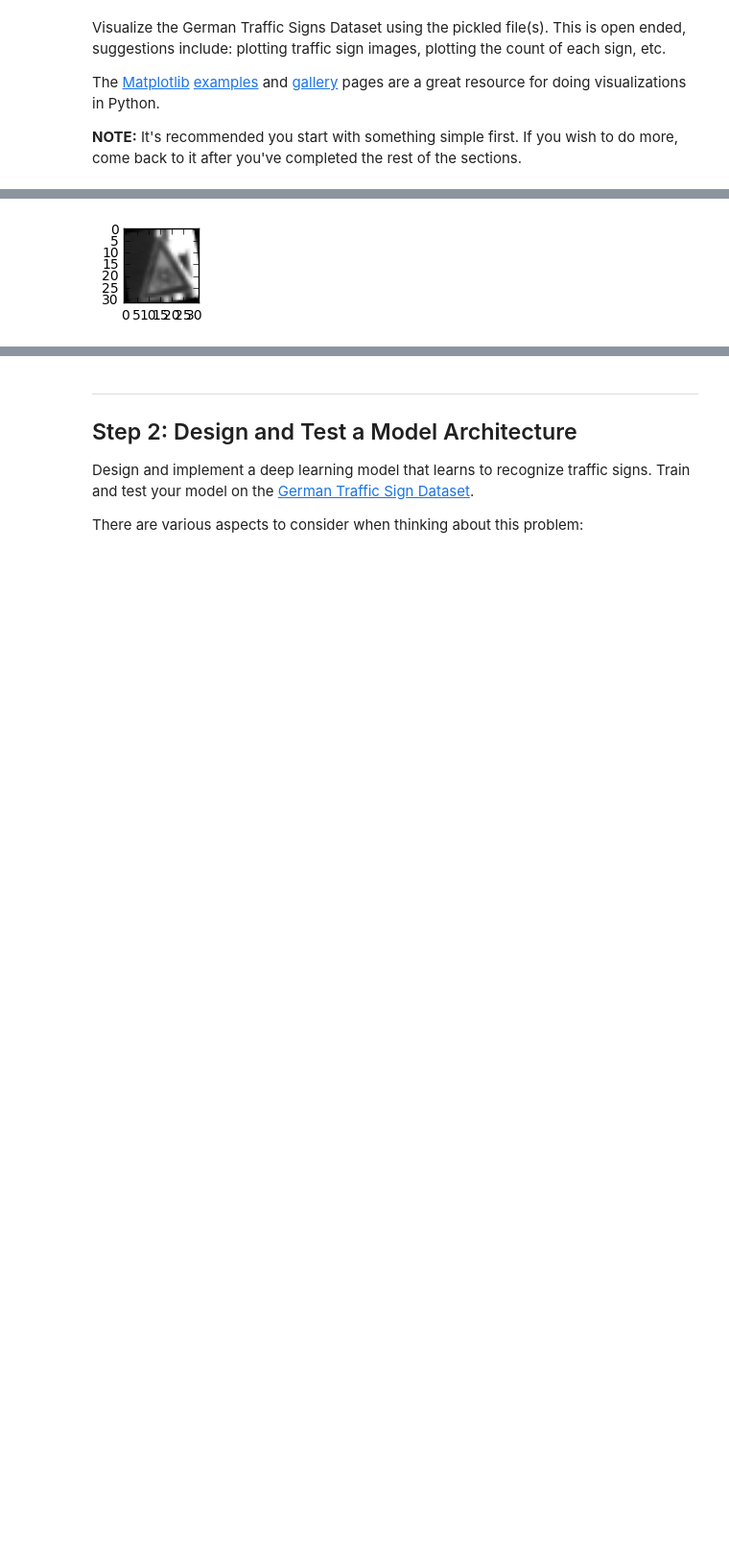
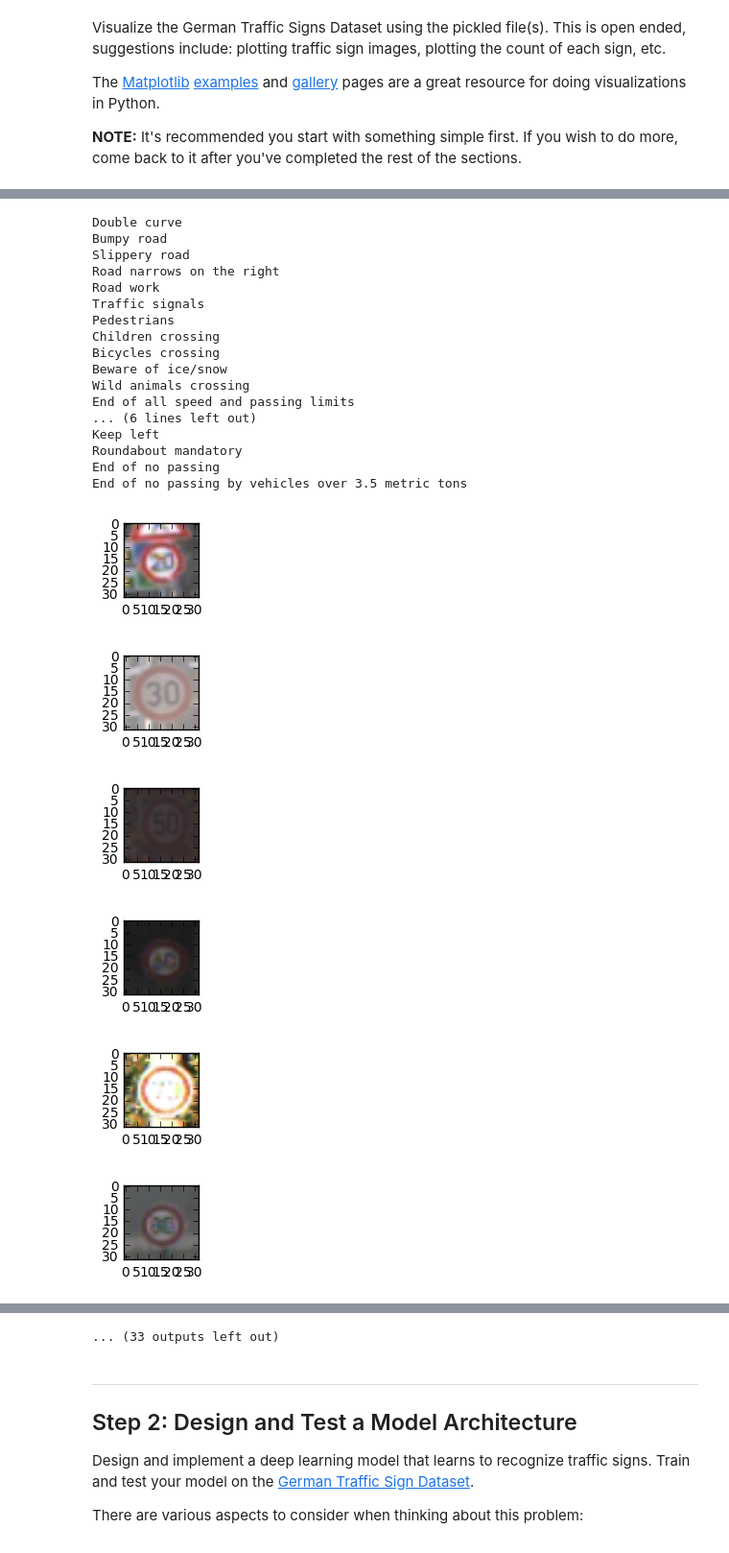
Before and after one commit to mjbeauregard/CarND-Traffic-Sign-Classifier-Project, a Jupyter notebook: Traffic_Sign_Classifier.ipynb, the cells around one changed output, grey strips where cells are left out. Shown at 96% size. Saved outputs shown, nothing was run; the diff lists cells and outputs as text; code cells hidden in the pictures; blank space fills up the shorter version.

Commit message:
Answered questions and added zoom data augmentation

```diff
--- a/Traffic_Sign_Classifier.ipynb
+++ b/Traffic_Sign_Classifier.ipynb
@@ -31,38 +31,6 @@ with open(testing_file, mode='rb') as f:
 
 X_train, y_train = train['features'], train['labels']
 X_test, y_test = test['features'], test['labels']
-
-def to_gray(img):
-    gray = cv2.cvtColor(img, cv2.COLOR_BGR2GRAY)
-    return gray[..., None]
-
-X_train = list(map(to_gray, X_train))
-X_test = list(map(to_gray, X_test))
-
-from sklearn.model_selection import train_test_split
-X_train, X_validation, y_train, y_validation = train_test_split(X_train, y_train, test_size=0.2, random_state=0)
-
-# Generate some fake data
-
-def rotate_img(img, degrees):
-    h,w,d = img.shape
-    M = cv2.getRotationMatrix2D((w/2,h/2), degrees, 1)
-    return cv2.warpAffine(img, M, (h, w))[..., None]
-
-def generate_fake_data(X, y):
-    rotated = []
-    labels = []
-    for (img, name) in zip(X, y):
-        rotated.append(rotate_img(img, -10))
-        labels.append(name)
-        rotated.append(rotate_img(img, 10))
-        labels.append(name)
-
-    return (rotated, labels)
-
-fake_images, fake_labels = generate_fake_data(X_train, y_train)
-X_train.extend(fake_images)
-y_train = np.append(y_train, fake_labels)
 # %% [markdown]
 ---
 
@@ -123,12 +91,13 @@ import matplotlib.pyplot as plt
 # Visualizations will be shown in the notebook.
 %matplotlib inline
 
-import random
 import numpy as np
 
-index = random.randint(0, len(X_train))
-image = X_train[index].squeeze()
-plt.figure(figsize=(1,1))
-plt.imshow(image, cmap="gray")
-print(signnames[y_train[index]])
+# show an example of each sign
+for name in signnames:
+    index = list(y_train).index(name)
+    image = X_train[index].squeeze()
+    plt.figure(figsize=(1,1))
+    plt.imshow(image, cmap="gray")
+    print(signnames[y_train[index]])
 # %% [output]
@@ -136 +121,23 @@ Bicycles crossing
+Double curve
+Bumpy road
+Slippery road
+Road narrows on the right
+Road work
+Traffic signals
+Pedestrians
+Children crossing
+Bicycles crossing
+Beware of ice/snow
+Wild animals crossing
+End of all speed and passing limits
+... (6 lines left out)
+Keep left
+Roundabout mandatory
+End of no passing
+End of no passing by vehicles over 3.5 metric tons
-[figure, old version]
+[figure, new version]
+[figure, added]
+[figure, added]
+[figure, added]
+[figure, added]
+[figure, added]
@@ -137,3 +148,4 @@ Bicycles crossing
+... (33 outputs left out)
 # %% [markdown]
 ----
 
```
Also changed, not shown: parts of 29 cells of this notebook.
